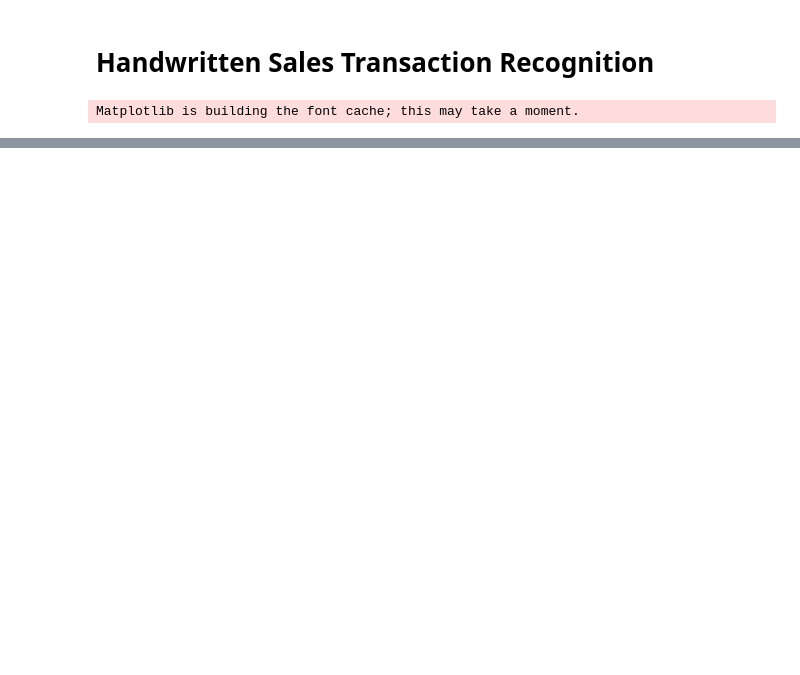
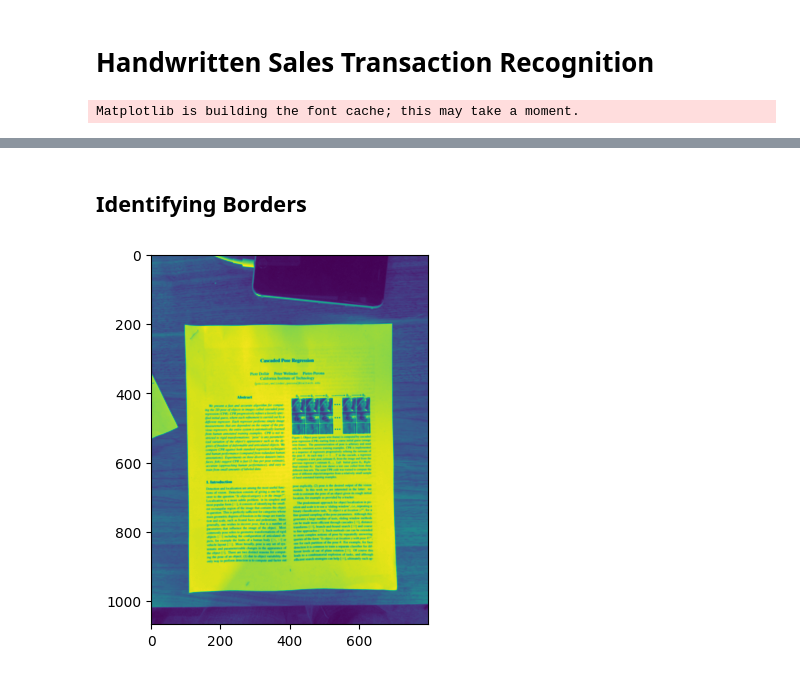
Before and after one commit to anselm94/jibu-transformhub-support, a Jupyter notebook: handwritten-sales-transactions-parser.ipynb, the cells around one changed output, grey strips where cells are left out. Saved outputs shown, nothing was run; the diff lists cells and outputs as text; code cells hidden in the pictures; blank space fills up the shorter version.

```diff
--- a/handwritten-sales-transactions-parser.ipynb
+++ b/handwritten-sales-transactions-parser.ipynb
@@ -17,0 +21,12 @@ plt.show()
+# %% [markdown]
+## Identifying Borders
+# %%
+# Step 1: Preprocessing
+gray = cv2.cvtColor(image, cv2.COLOR_BGR2GRAY)
+blurred = cv2.GaussianBlur(gray, (5, 5), 0)
+
+# display the image
+plt.imshow(blurred)
+plt.show()
+# %% [output]
+[figure, added]
```
Also changed, not shown: parts of 4 cells of this notebook, 1 other file.
